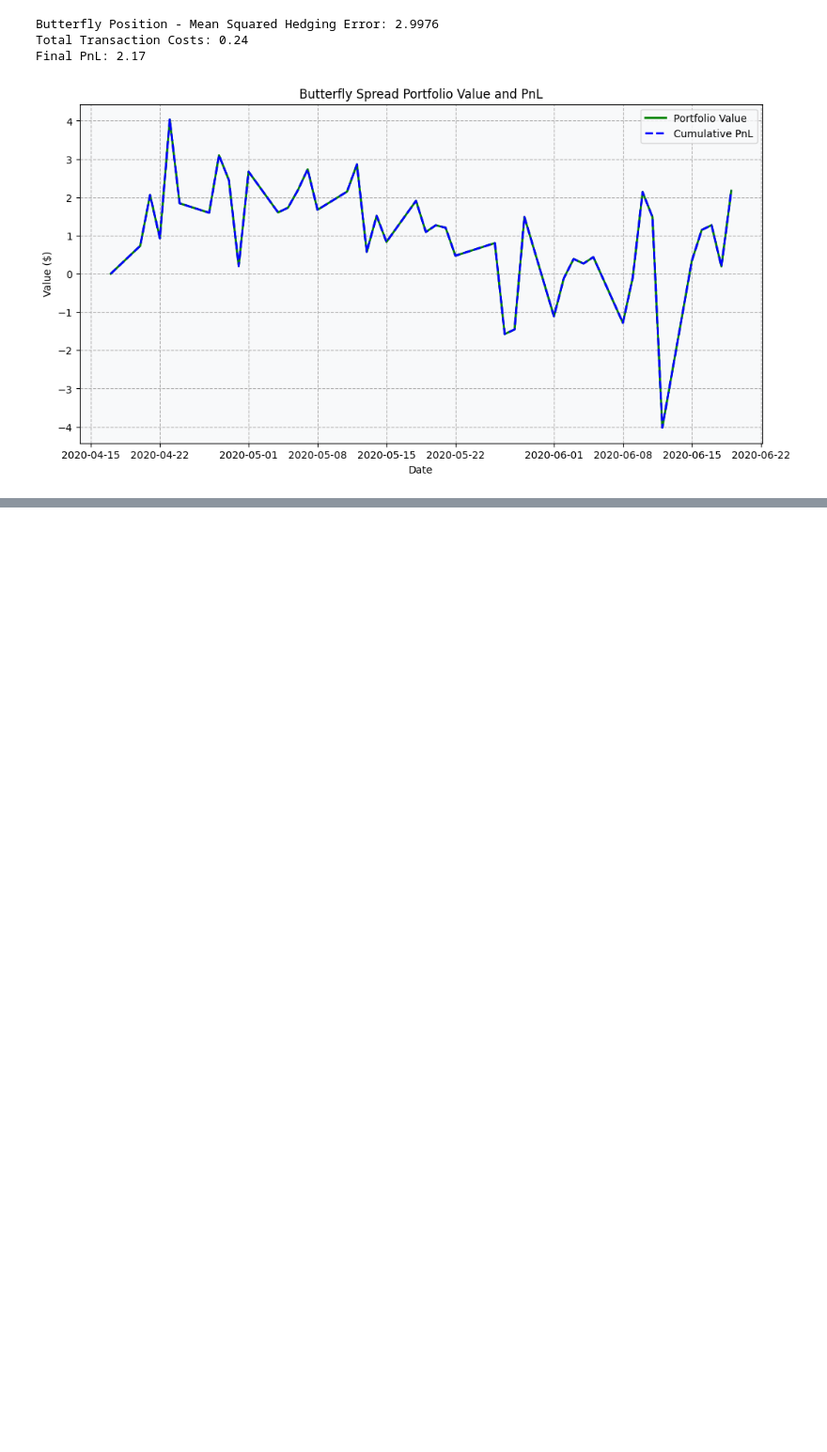
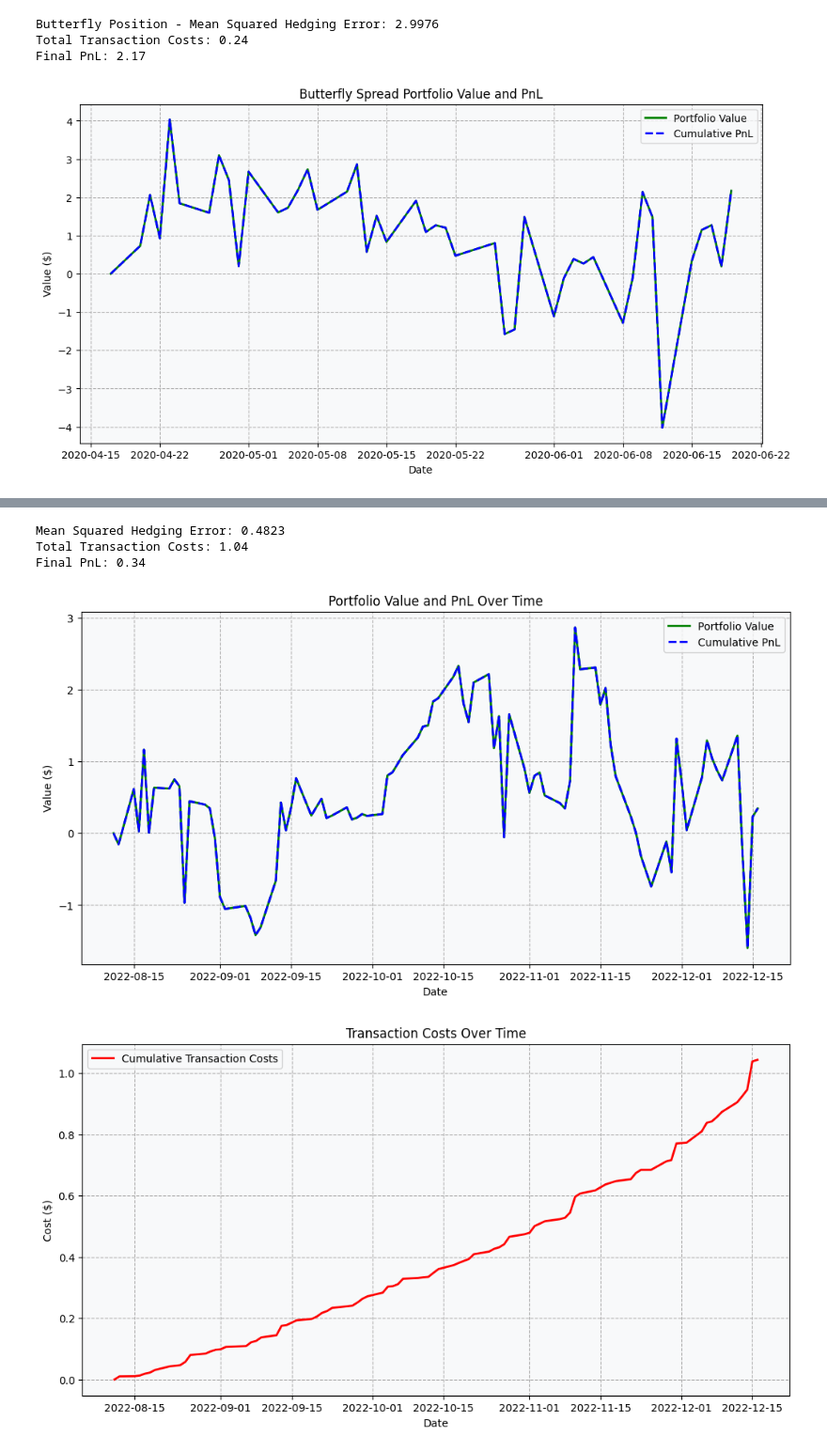
Before and after one commit to MariusBoda/Options_Hedging_Project, a Jupyter notebook: hedging_project.ipynb, the cells around one changed output, grey strips where cells are left out. Shown at 94% size. Drawn from its saved outputs; the diff is of its cells as text; code cells hidden in the pictures; blank space fills up the shorter version.

```diff
--- a/hedging_project.ipynb
+++ b/hedging_project.ipynb
@@ -170,7 +180,7 @@ r = 0.02
 T = 45/365
 option_col = 'C450'
 
-df = data_load("spy_031822_C470_C450.feather")
+df = data_load("data/spy_031822_C470_C450.feather")
 
 maturity = df.index[-1]
 
@@ -250,7 +256,7 @@ r = 0.02
 T = 45/365
 option_col = 'C240'
 
-df = data_load("spy_061920_C240_C250_C260.feather")
+df = data_load("data/spy_061920_C240_C250_C260.feather")
 
 maturity = df.index[-1]
 
@@ -509,0 +537,47 @@ Final PnL: 2.17
+# %%
+df = data_load("data/spy_121622_C380_C390_C400_168days.feather")
+maturity = df.index[-1]
+start_idx = len(df) - 90
+
+df_hedge, deltas, OP, RE, iv_values, A_errors, shares_held, cash_position, portfolio_values, cumulative_costs, pnl = delta_hedging_strategy(
+    df, start_idx, 'C400', 400, 0.02, maturity, freq=1,
+    transaction_cost_per_share=0.01, transaction_cost_percentage=0.0005
+)
+# %% [output]
+Mean Squared Hedging Error: 0.4823
+Total Transaction Costs: 1.04
+Final PnL: 0.34
+# %%
+# Plot portfolio value and PnL
+plt.figure(figsize=(12, 6))
+plt.plot(df_hedge.index, portfolio_values, 'g-', linewidth=2, label='Portfolio Value')
+plt.plot(df_hedge.index, pnl, 'b--', linewidth=2, label='Cumulative PnL')
+plt.title('Portfolio Value and PnL Over Time')
+plt.xlabel('Date')
+plt.ylabel('Value ($)')
+plt.legend()
+plt.grid(True)
+plt.show()
+
+# Plot cumulative costs
+plt.figure(figsize=(12, 6))
+plt.plot(df_hedge.index, cumulative_costs, 'r-', linewidth=2, label='Cumulative Transaction Costs')
+plt.title('Transaction Costs Over Time')
+plt.xlabel('Date')
+plt.ylabel('Cost ($)')
+plt.legend()
+plt.grid(True)
+plt.show()
+
+plt.figure(figsize=(12, 6))
+plt.plot(df_hedge.index, OP, 'b-', linewidth=2, label='Long Call Position')
+plt.plot(df_hedge.index, -deltas * RE, 'r--', linewidth=2, label='Short Underlying Position')
+plt.title('Call Option and Short Underlying Positions')
+plt.xlabel('Date')
+plt.ylabel('Position Value ($)')
+plt.legend()
+plt.grid(True)
+plt.show()
+# %% [output]
+[figure, added]
+[figure, added]
```
Also changed, not shown: parts of 21 cells of this notebook, 2 other files.
